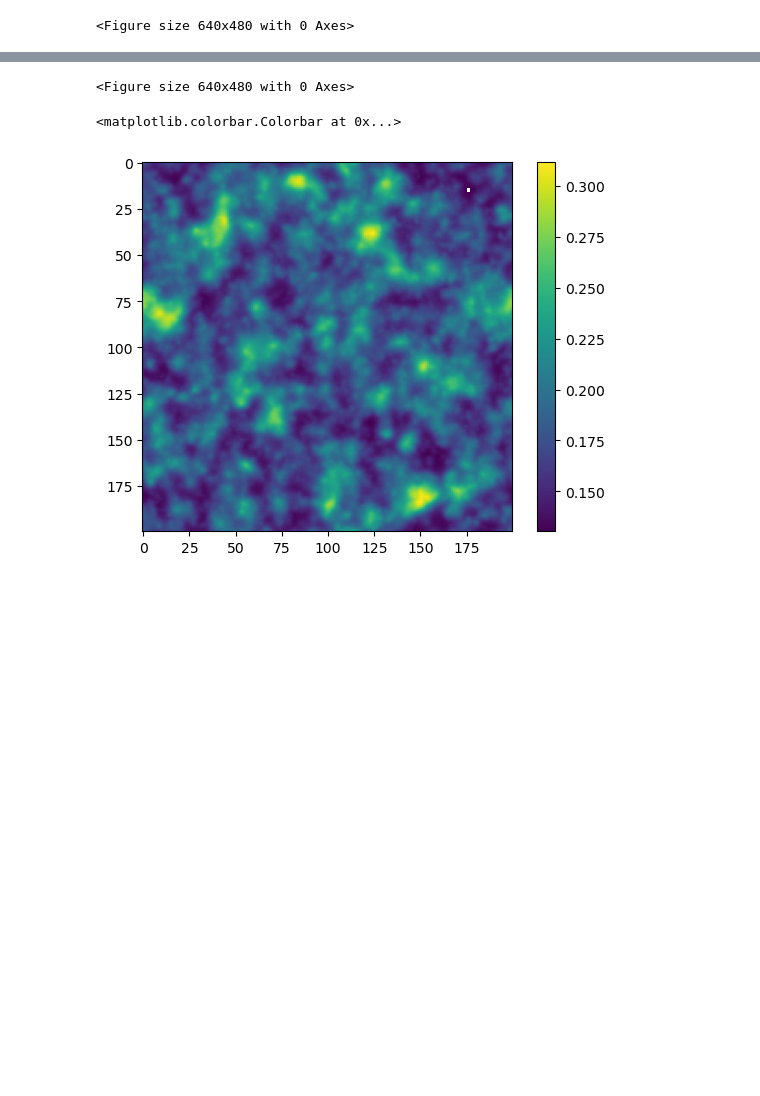
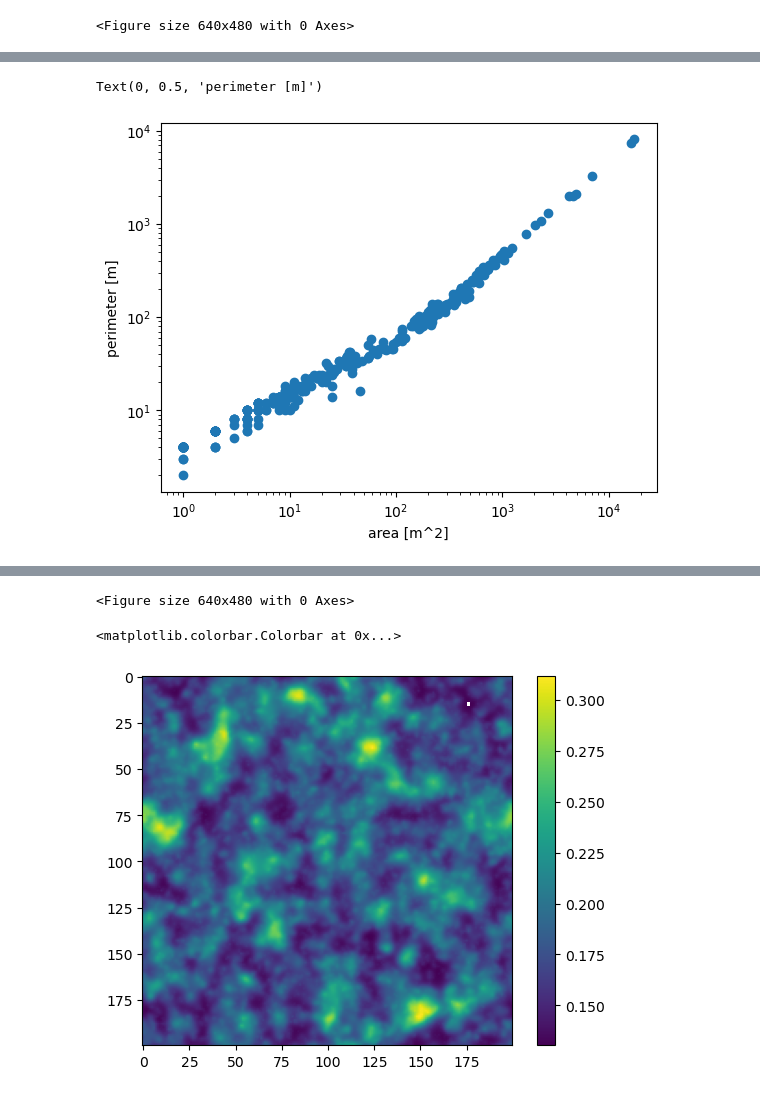
Before and after one commit to PaulHosek/ComplexSystemSimulation, a Jupyter notebook: model_example.ipynb, the cells around one changed output, grey strips where cells are left out. Drawn from its saved outputs; the diff is of its cells as text; code cells hidden in the pictures; blank space fills up the shorter version.

```diff
--- a/model_example.ipynb
+++ b/model_example.ipynb
@@ -65,13 +63,13 @@ Hets = []
 # %%
-iterations = 2500
+iterations = 1000
 
-for i in tqdm(range(10), leave=False):
+for i in tqdm(range(50), leave=False):
     h, H, Ht = ca_model.run(iterations)
-    he = ca_model.equalize(500)
+    #he = ca_model.equalize(500)
     hs.append(h)
     Hs.append(H)
     Hts.append(Hts)
-    hes.append(he)
+    #hes.append(he)
 # %%
 # for i, h in enumerate(hs):
 #     plt.imshow(np.ma.masked_where(h<=0.01, h))
@@ -106,0 +90,11 @@ plt.colorbar()
+# %%
+areas, perimeters = evaluation.perim_area(np.where(hs[index]>=0.01, -1, 1), pond_val = -1, ice_val = 1)
+# %%
+plt.scatter(areas, perimeters)
+plt.xscale('log')
+plt.yscale('log')
+plt.xlabel('area [m^2]')
+plt.ylabel('perimeter [m]')
+# %% [output]
+Text(0, 0.5, 'perimeter [m]')
+[figure, added]
```
Also changed, not shown: parts of 16 cells of this notebook, 1 other file.
